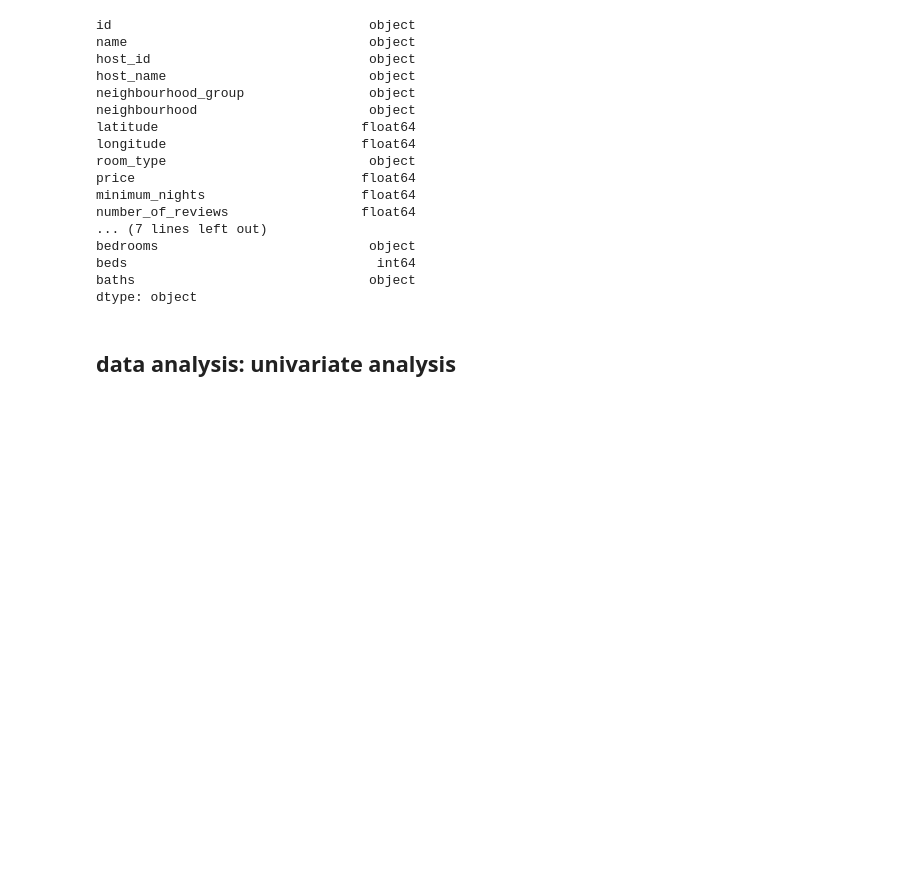
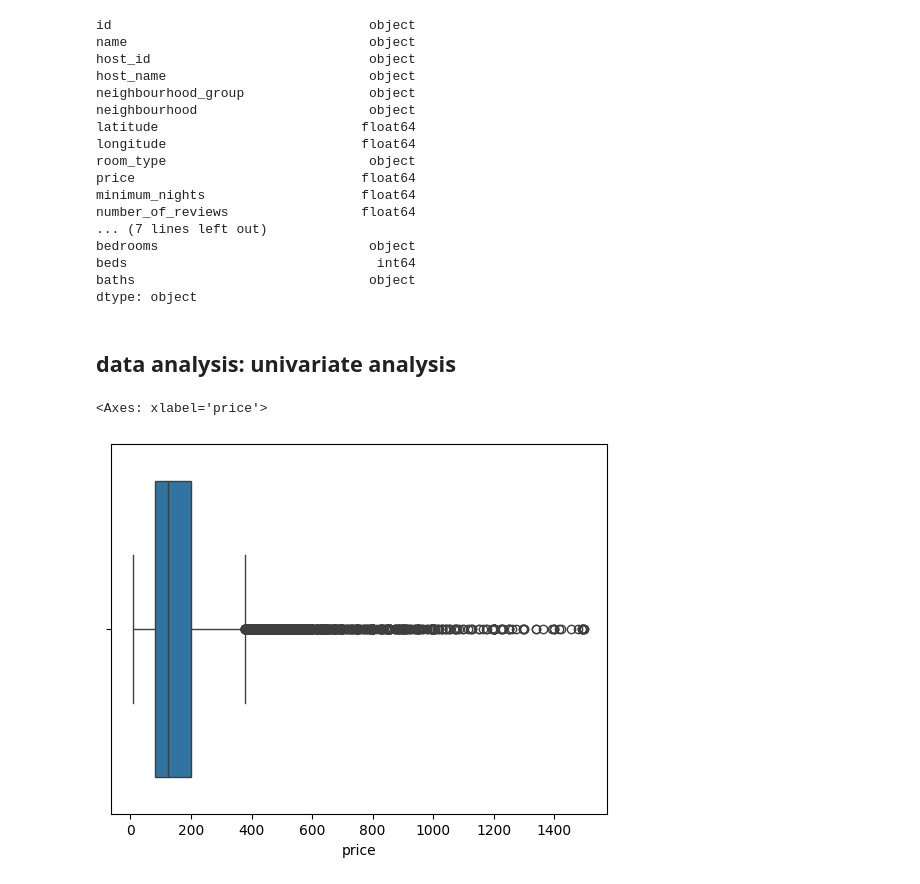
Before and after one commit to kamijoseph/AirBnB-EDA, a Jupyter notebook: main.ipynb, the cells around one changed output. Cells and saved outputs as stored; diff of their text form; code cells hidden in the pictures; blank space fills up the shorter version.

```diff
--- a/main.ipynb
+++ b/main.ipynb
@@ -317,3 +317,13 @@ baths                              object
 dtype: object
 # %% [markdown]
 ## data analysis: univariate analysis
+# %%
+# price outliers with boxplots
+df = data[data["price"] < 1500]
+sns.boxplot(
+    data = df,
+    x = "price"
+)
+# %% [output]
+<Axes: xlabel='price'>
+[figure, added]
```
Also changed, not shown: parts of 7 cells of this notebook.
